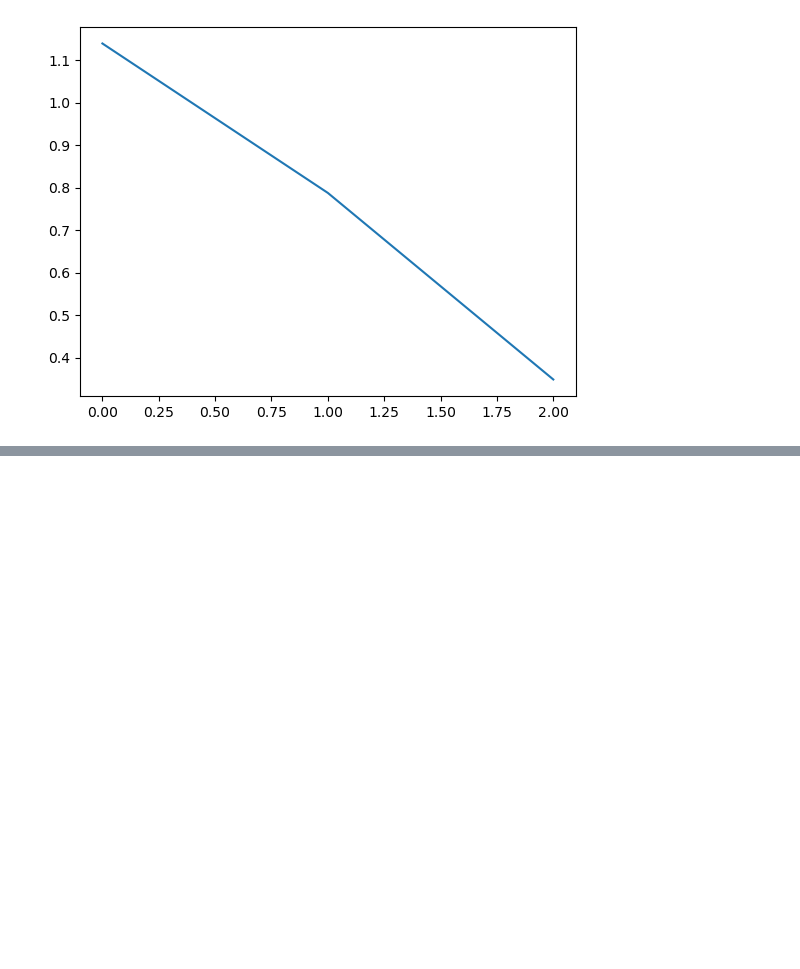
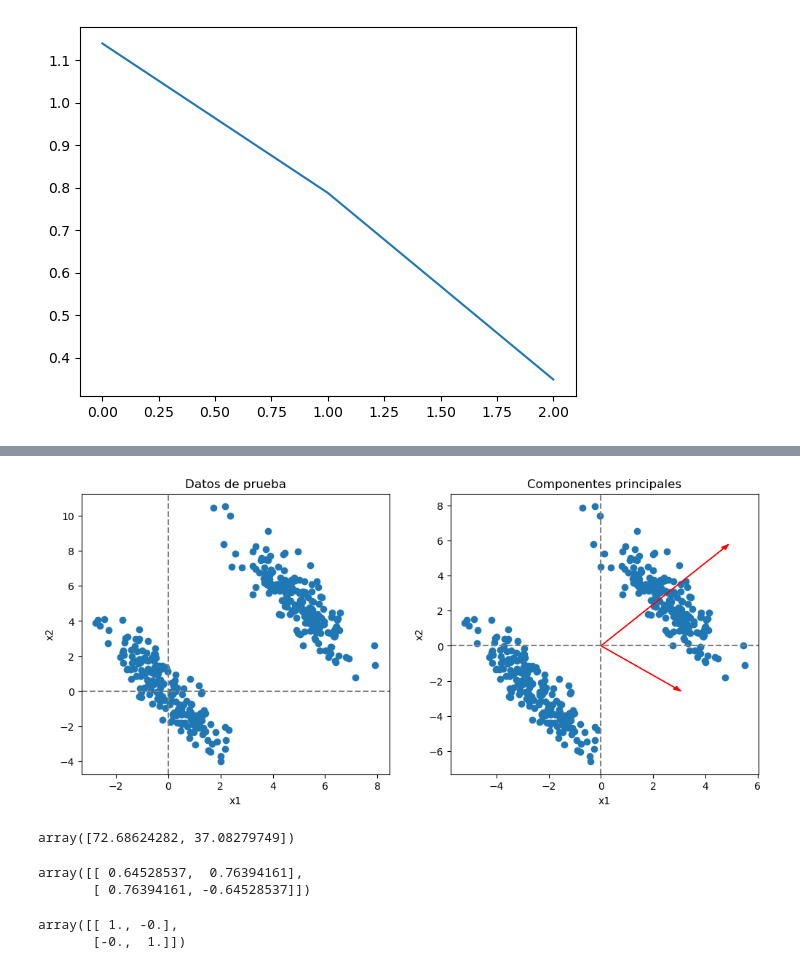
Before and after one commit to Otza02/presentacion-PCA, a Jupyter notebook: prueba_codigo.ipynb, the cells around one changed output, grey strips where cells are left out. Saved outputs shown, nothing was run; the diff lists cells and outputs as text; code cells hidden in the pictures; blank space fills up the shorter version.

```diff
--- a/prueba_codigo.ipynb
+++ b/prueba_codigo.ipynb
@@ -137,0 +94,45 @@ array([-0., -0.])
+# %%
+_, ax = plt.subplots(1, 2, figsize=(12, 5))
+ax[0].scatter(x[:,0], x[:,1])
+ax[0].axhline(0, color="gray", linestyle="--")
+ax[0].axvline(0, color="gray", linestyle="--")
+ax[0].set_xlabel("x1")
+ax[0].set_ylabel("x2");
+ax[0].set_title("Datos de prueba");
+
+
+b = x - x.mean(axis=0)
+u, s, vt = np.linalg.svd(b, full_matrices=False)
+scores = u @ np.diag(s)
+
+ax[1].scatter(b[:,0], b[:,1]);
+
+loadings = vt.T
+for k in range(loadings.shape[0]):
+    ax[1].arrow(0, 0,
+                loadings[k, 0] * s[k] * 0.1, loadings[k, 1] * s[k] * 0.1,
+                head_width=0.2,
+                color="red")
+ax[1].axhline(0, color="gray", linestyle="--")
+ax[1].axvline(0, color="gray", linestyle="--")
+ax[1].set_xlabel("x1")
+ax[1].set_ylabel("x2");
+ax[1].set_title("Componentes principales");
+# %% [output]
+[figure, added]
+# %%
+# Varianza de cada auto vector
+s
+# %% [output]
+array([72.68624282, 37.08279749])
+# %%
+# Auto vectores
+vt
+# %% [output]
+array([[ 0.64528537,  0.76394161],
+       [ 0.76394161, -0.64528537]])
+# %%
+(vt.T @ vt).round(4)
+# %% [output]
+array([[ 1., -0.],
+       [-0.,  1.]])
```
Also changed, not shown: parts of 37 cells of this notebook, 2 other files.
